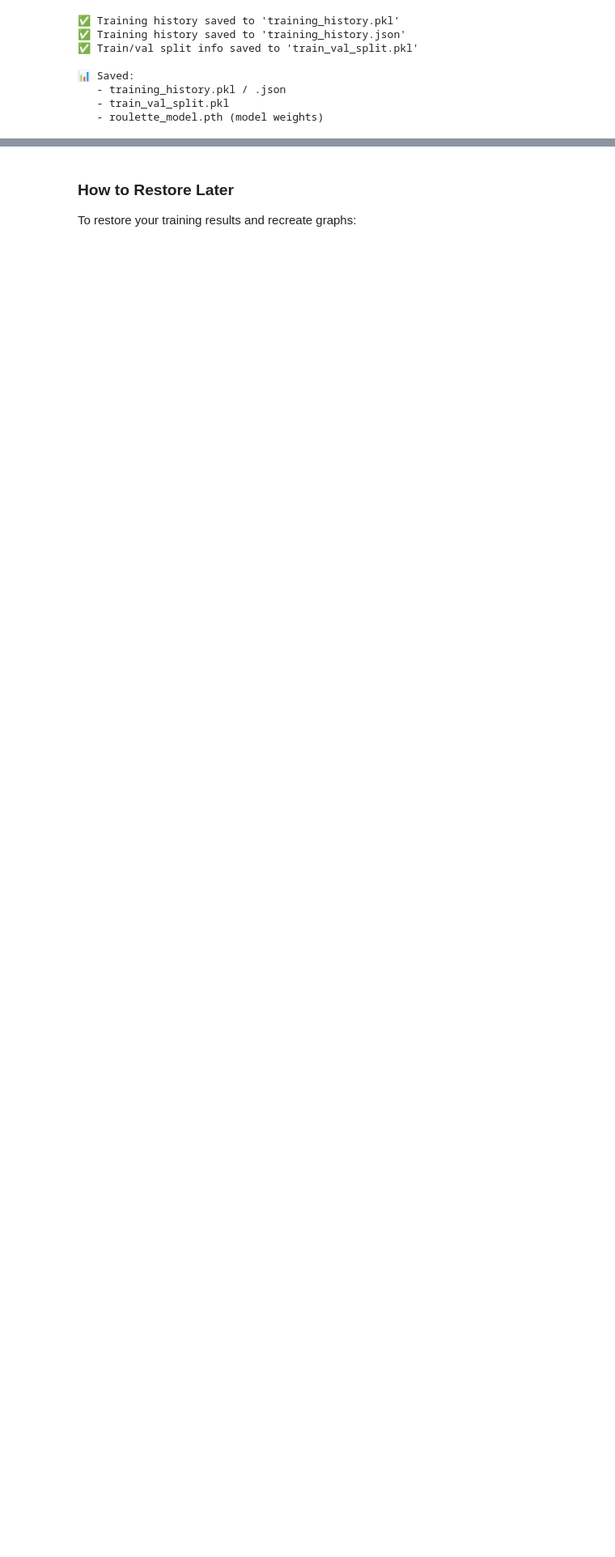
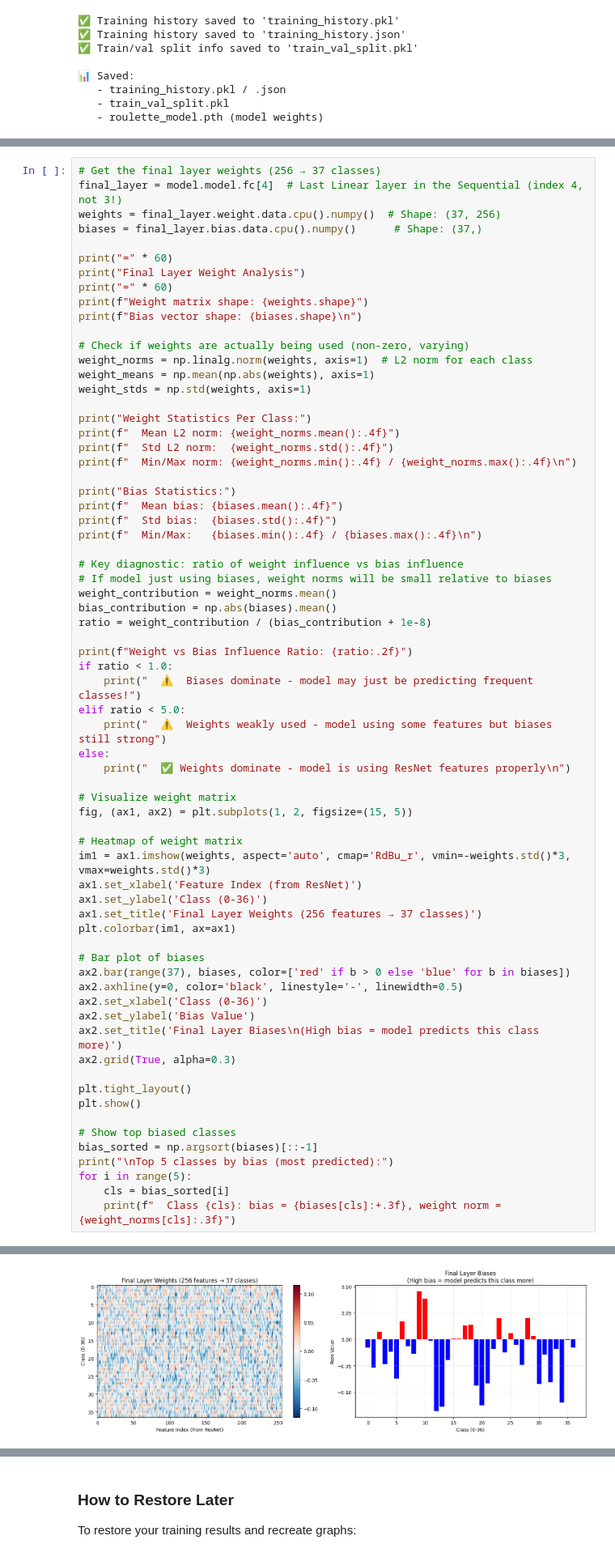
Before and after one commit to jjzsilva9/roulette-predictor, a Jupyter notebook: train_model.ipynb, the cells around one changed output, grey strips where cells are left out. Shown at 81% size. Cells and saved outputs as stored; diff of their text form; blank space fills up the shorter version.

Commit message:
Update gitignore and check model feature usage

```diff
--- a/train_model.ipynb
+++ b/train_model.ipynb
@@ -597,0 +602,69 @@ print(f"   - {CONFIG['save_path']} (model weights)")
+# %%
+# Get the final layer weights (256 → 37 classes)
+final_layer = model.model.fc[4]  # Last Linear layer in the Sequential (index 4, not 3!)
+weights = final_layer.weight.data.cpu().numpy()  # Shape: (37, 256)
+biases = final_layer.bias.data.cpu().numpy()      # Shape: (37,)
+
+print("=" * 60)
+print("Final Layer Weight Analysis")
+print("=" * 60)
+print(f"Weight matrix shape: {weights.shape}")
+print(f"Bias vector shape: {biases.shape}\n")
+
+# Check if weights are actually being used (non-zero, varying)
+weight_norms = np.linalg.norm(weights, axis=1)  # L2 norm for each class
+weight_means = np.mean(np.abs(weights), axis=1)
+weight_stds = np.std(weights, axis=1)
+
+print("Weight Statistics Per Class:")
+print(f"  Mean L2 norm: {weight_norms.mean():.4f}")
+print(f"  Std L2 norm:  {weight_norms.std():.4f}")
+print(f"  Min/Max norm: {weight_norms.min():.4f} / {weight_norms.max():.4f}\n")
+
+print("Bias Statistics:")
+print(f"  Mean bias: {biases.mean():.4f}")
+print(f"  Std bias:  {biases.std():.4f}")
+print(f"  Min/Max:   {biases.min():.4f} / {biases.max():.4f}\n")
+
+# Key diagnostic: ratio of weight influence vs bias influence
+# If model just using biases, weight norms will be small relative to biases
+weight_contribution = weight_norms.mean()
+bias_contribution = np.abs(biases).mean()
+ratio = weight_contribution / (bias_contribution + 1e-8)
+
+print(f"Weight vs Bias Influence Ratio: {ratio:.2f}")
+if ratio < 1.0:
+    print("  ⚠️  Biases dominate - model may just be predicting frequent classes!")
+elif ratio < 5.0:
+    print("  ⚠️  Weights weakly used - model using some features but biases still strong")
+else:
+    print("  ✅ Weights dominate - model is using ResNet features properly\n")
+
+# Visualize weight matrix
+fig, (ax1, ax2) = plt.subplots(1, 2, figsize=(15, 5))
+
+# Heatmap of weight matrix
+im1 = ax1.imshow(weights, aspect='auto', cmap='RdBu_r', vmin=-weights.std()*3, vmax=weights.std()*3)
+ax1.set_xlabel('Feature Index (from ResNet)')
+ax1.set_ylabel('Class (0-36)')
+ax1.set_title('Final Layer Weights (256 features → 37 classes)')
+plt.colorbar(im1, ax=ax1)
+
+# Bar plot of biases
+ax2.bar(range(37), biases, color=['red' if b > 0 else 'blue' for b in biases])
+ax2.axhline(y=0, color='black', linestyle='-', linewidth=0.5)
+ax2.set_xlabel('Class (0-36)')
+ax2.set_ylabel('Bias Value')
+ax2.set_title('Final Layer Biases\n(High bias = model predicts this class more)')
+ax2.grid(True, alpha=0.3)
+
+plt.tight_layout()
+plt.show()
+
+# Show top biased classes
+bias_sorted = np.argsort(biases)[::-1]
+print("\nTop 5 classes by bias (most predicted):")
+for i in range(5):
+    cls = bias_sorted[i]
+    print(f"  Class {cls}: bias = {biases[cls]:+.3f}, weight norm = {weight_norms[cls]:.3f}")
+# %% [output]
@@ -597,0 +689 @@ print(f"   - {CONFIG['save_path']} (model weights)")
+[figure, added]
```
Also changed, not shown: parts of 2 cells of this notebook, 1 other file.
